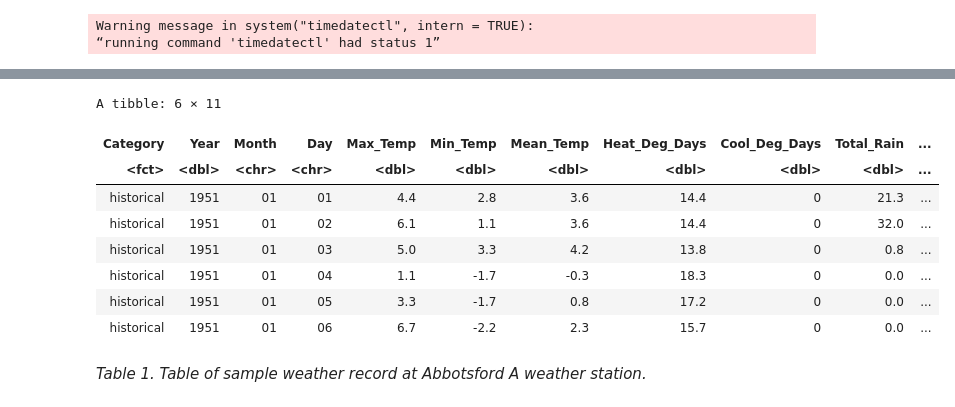
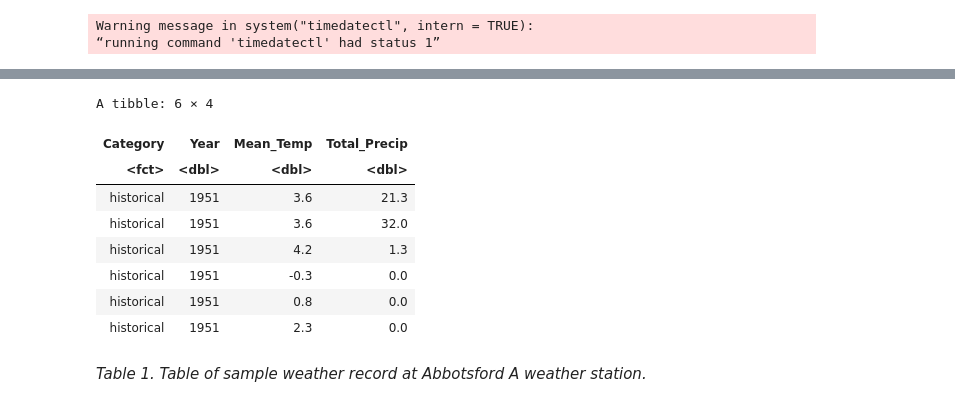
Before and after one commit to yxing6/STAT201-GroupProject-Climate, a Jupyter notebook: STAT201-Group17-ProjectProposal.ipynb, the cells around one changed output, grey strips where cells are left out. Drawn from its saved outputs; the diff is of its cells as text; code cells hidden in the pictures.

```diff
--- a/STAT201-Group17-ProjectProposal.ipynb
+++ b/STAT201-Group17-ProjectProposal.ipynb
@@ -66,27 +62,20 @@ climate_contemporary <-
 climate_merge <- rbind(climate_historical, climate_contemporary)
 # %%
 climate_sample <- climate_merge %>%
-    select("Category", "Year", "Month", "Day", "Max Temp (°C)", "Min Temp (°C)",
-           "Mean Temp (°C)", "Heat Deg Days (°C)", "Cool Deg Days (°C)",
-           "Total Rain (mm)", "Total Precip (mm)") %>%
-    rename("Max_Temp" = "Max Temp (°C)",
-         "Min_Temp" = "Min Temp (°C)",
-         "Mean_Temp" = "Mean Temp (°C)",
-         "Heat_Deg_Days" = "Heat Deg Days (°C)",
-         "Cool_Deg_Days" = "Cool Deg Days (°C)",
-         "Total_Rain" = "Total Rain (mm)",
-         "Total_Precip" = "Total Precip (mm)")
+    select(Category, Year, "Mean Temp (°C)", "Total Precip (mm)") %>%
+    rename("Mean_Temp" = "Mean Temp (°C)",
+           "Total_Precip" = "Total Precip (mm)")
 head(climate_sample)
 # %% [output]
-A tibble: 6 × 11
+A tibble: 6 × 4
-| Category | Year | Month | Day | Max_Temp | Min_Temp | Mean_Temp | Heat_Deg_Days | Cool_Deg_Days | Total_Rain | ... |
-| <fct> | <dbl> | <chr> | <chr> | <dbl> | <dbl> | <dbl> | <dbl> | <dbl> | <dbl> | ... |
-| historical | 1951 | 01 | 01 | 4.4 | 2.8 | 3.6 | 14.4 | 0 | 21.3 | ... |
-| historical | 1951 | 01 | 02 | 6.1 | 1.1 | 3.6 | 14.4 | 0 | 32.0 | ... |
-| historical | 1951 | 01 | 03 | 5.0 | 3.3 | 4.2 | 13.8 | 0 | 0.8 | ... |
-| historical | 1951 | 01 | 04 | 1.1 | -1.7 | -0.3 | 18.3 | 0 | 0.0 | ... |
-| historical | 1951 | 01 | 05 | 3.3 | -1.7 | 0.8 | 17.2 | 0 | 0.0 | ... |
-| historical | 1951 | 01 | 06 | 6.7 | -2.2 | 2.3 | 15.7 | 0 | 0.0 | ... |
+| Category | Year | Mean_Temp | Total_Precip |
+| <fct> | <dbl> | <dbl> | <dbl> |
+| historical | 1951 | 3.6 | 21.3 |
+| historical | 1951 | 3.6 | 32.0 |
+| historical | 1951 | 4.2 | 1.3 |
+| historical | 1951 | -0.3 | 0.0 |
+| historical | 1951 | 0.8 | 0.0 |
+| historical | 1951 | 2.3 | 0.0 |
 # %% [markdown]
 *Table 1. Table of sample weather record at Abbotsford A weather station.*
 # %% [markdown]
```
Also changed, not shown: parts of 23 cells of this notebook.
